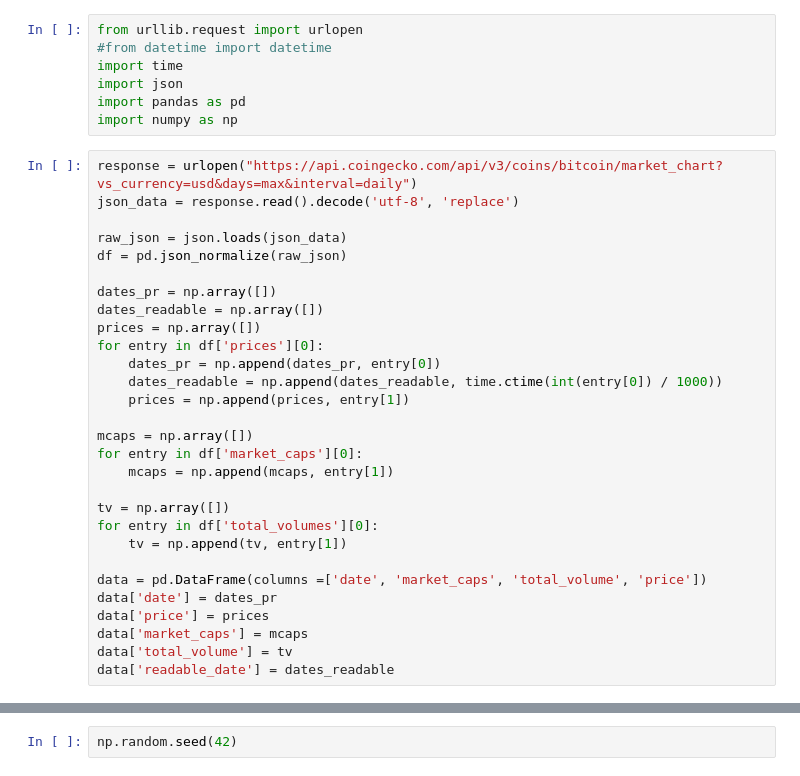
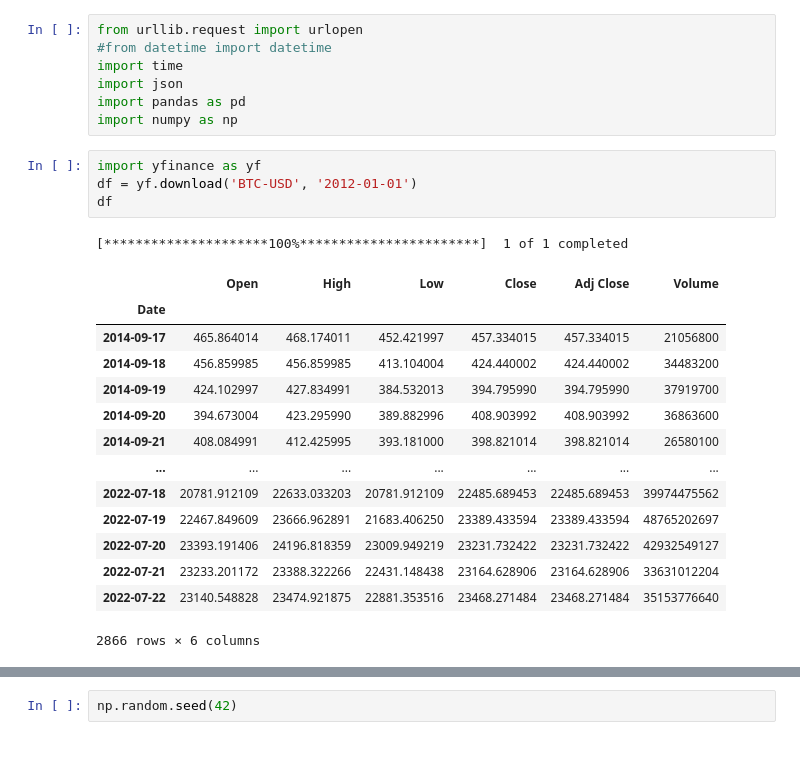
Before and after one commit to gtachev/quant, a Jupyter notebook: bitcoin_buy_classification.ipynb, the cells around one changed output, grey strips where cells are left out. Drawn from its saved outputs; the diff is of its cells as text.

Commit message:
bitcoin daily buy classification WIP

```diff
--- a/bitcoin_buy_classification.ipynb
+++ b/bitcoin_buy_classification.ipynb
@@ -5,35 +5,26 @@ import time
 import json
 import pandas as pd
 import numpy as np
-# %%
-response = urlopen("https://api.coingecko.com/api/v3/coins/bitcoin/market_chart?vs_currency=usd&days=max&interval=daily")
-json_data = response.read().decode('utf-8', 'replace')
-
-raw_json = json.loads(json_data)
-df = pd.json_normalize(raw_json)
-
-dates_pr = np.array([])
-dates_readable = np.array([])
-prices = np.array([])
-for entry in df['prices'][0]:
-    dates_pr = np.append(dates_pr, entry[0])
-    dates_readable = np.append(dates_readable, time.ctime(int(entry[0]) / 1000))
-    prices = np.append(prices, entry[1])
-
-mcaps = np.array([])
-for entry in df['market_caps'][0]:
-    mcaps = np.append(mcaps, entry[1])
-
-tv = np.array([])
-for entry in df['total_volumes'][0]:
-    tv = np.append(tv, entry[1])
-
-data = pd.DataFrame(columns =['date', 'market_caps', 'total_volume', 'price'])
-data['date'] = dates_pr
-data['price'] = prices
-data['market_caps'] = mcaps
-data['total_volume'] = tv
-data['readable_date'] = dates_readable
+# %%
+import yfinance as yf
+df = yf.download('BTC-USD', '2012-01-01')
+df
+# %% [output]
+[*********************100%***********************]  1 of 1 completed
+|  | Open | High | Low | Close | Adj Close | Volume |
+| Date |  |  |  |  |  |  |
+| 2014-09-17 | 465.864014 | 468.174011 | 452.421997 | 457.334015 | 457.334015 | 21056800 |
+| 2014-09-18 | 456.859985 | 456.859985 | 413.104004 | 424.440002 | 424.440002 | 34483200 |
+| 2014-09-19 | 424.102997 | 427.834991 | 384.532013 | 394.795990 | 394.795990 | 37919700 |
+| 2014-09-20 | 394.673004 | 423.295990 | 389.882996 | 408.903992 | 408.903992 | 36863600 |
+| 2014-09-21 | 408.084991 | 412.425995 | 393.181000 | 398.821014 | 398.821014 | 26580100 |
+| ... | ... | ... | ... | ... | ... | ... |
+| 2022-07-18 | 20781.912109 | 22633.033203 | 20781.912109 | 22485.689453 | 22485.689453 | 39974475562 |
+| 2022-07-19 | 22467.849609 | 23666.962891 | 21683.406250 | 23389.433594 | 23389.433594 | 48765202697 |
+| 2022-07-20 | 23393.191406 | 24196.818359 | 23009.949219 | 23231.732422 | 23231.732422 | 42932549127 |
+| 2022-07-21 | 23233.201172 | 23388.322266 | 22431.148438 | 23164.628906 | 23164.628906 | 33631012204 |
+| 2022-07-22 | 23140.548828 | 23474.921875 | 22881.353516 | 23468.271484 | 23468.271484 | 35153776640 |
+2866 rows × 6 columns
 # %%
 # add should_buy column based on next interval price
 buy = np.array([])
```
Also changed, not shown: parts of 11 cells of this notebook, 1 other file.
